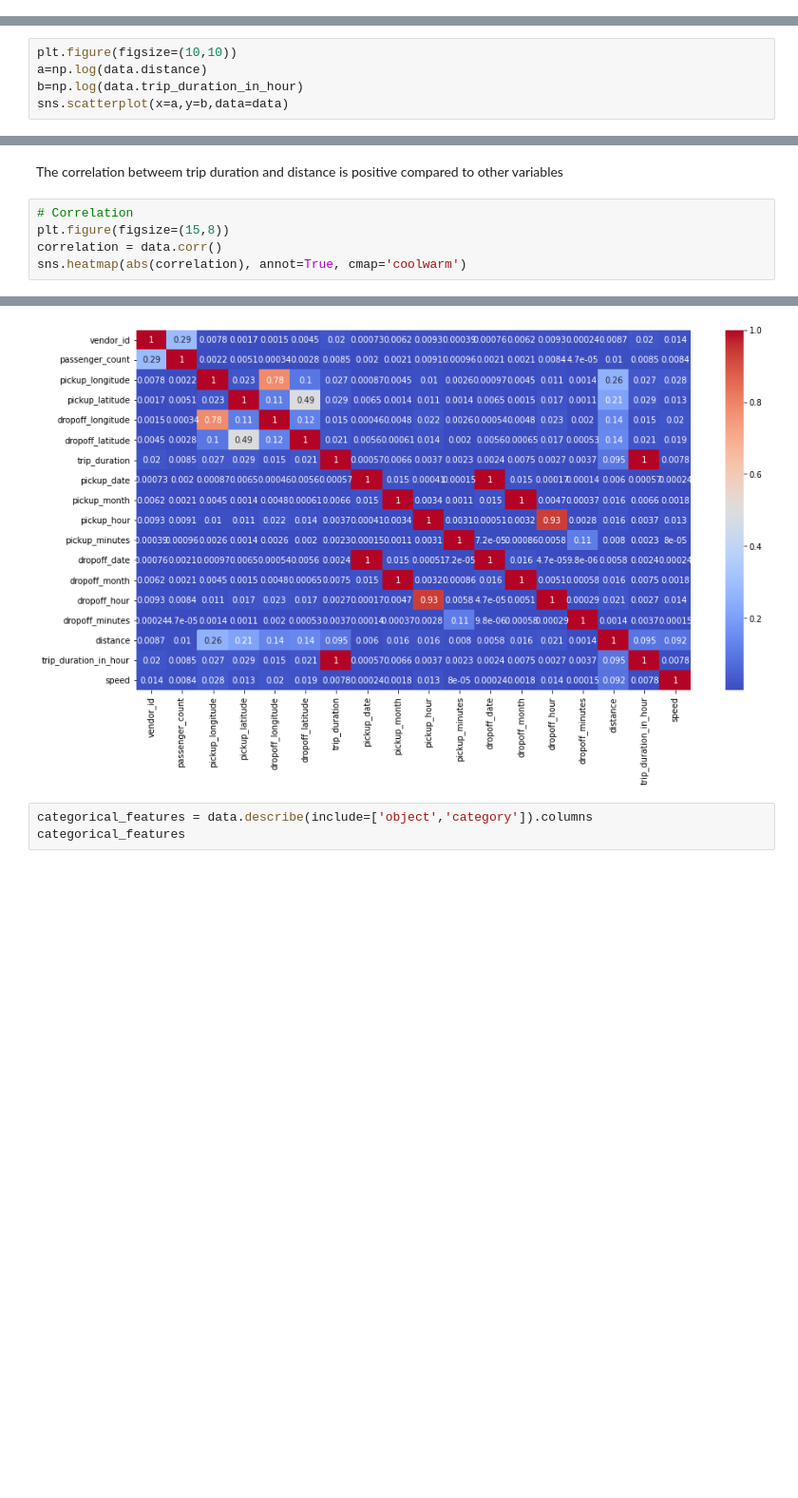
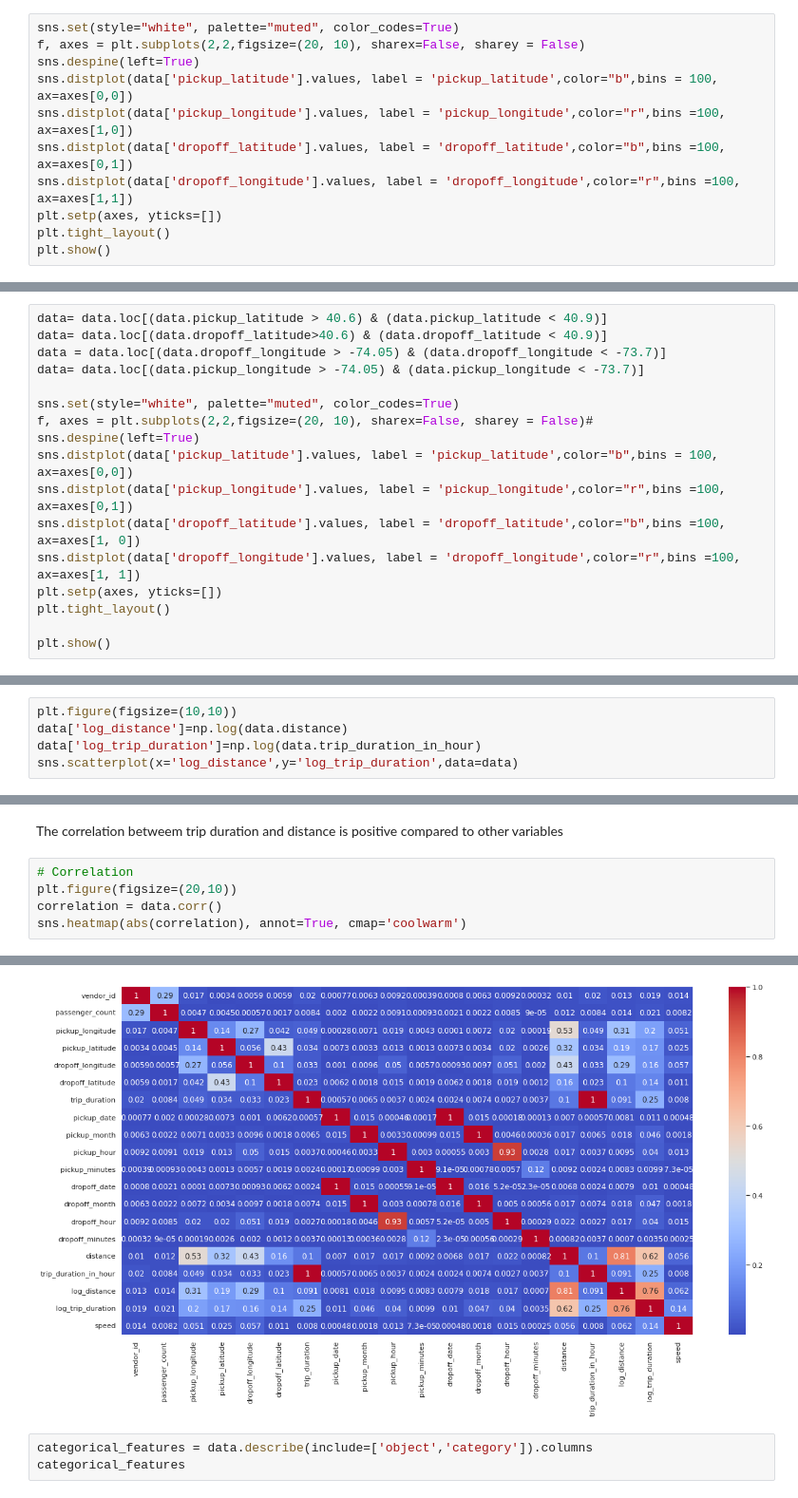
Before and after one commit to kiran2424/NYC-Taxi-Trip-Time-Prediction, a Jupyter notebook: NYC_Taxi_Trip_Time_Prediction_Capstone_Project.ipynb, the cells around one changed output, grey strips where cells are left out. Shown at 95% size. Cells and saved outputs as stored; diff of their text form; blank space fills up the shorter version.

```diff
--- a/NYC_Taxi_Trip_Time_Prediction_Capstone_Project.ipynb
+++ b/NYC_Taxi_Trip_Time_Prediction_Capstone_Project.ipynb
@@ -363,0 +368,11 @@ plt.show()
+# %%
+sns.set(style="white", palette="muted", color_codes=True)
+f, axes = plt.subplots(2,2,figsize=(20, 10), sharex=False, sharey = False)
+sns.despine(left=True)
+sns.distplot(data['pickup_latitude'].values, label = 'pickup_latitude',color="b",bins = 100, ax=axes[0,0])
+sns.distplot(data['pickup_longitude'].values, label = 'pickup_longitude',color="r",bins =100, ax=axes[1,0])
+sns.distplot(data['dropoff_latitude'].values, label = 'dropoff_latitude',color="b",bins =100, ax=axes[0,1])
+sns.distplot(data['dropoff_longitude'].values, label = 'dropoff_longitude',color="r",bins =100, ax=axes[1,1])
+plt.setp(axes, yticks=[])
+plt.tight_layout()
+plt.show()
@@ -363,0 +393,17 @@ plt.show()
+# %%
+data= data.loc[(data.pickup_latitude > 40.6) & (data.pickup_latitude < 40.9)]
+data= data.loc[(data.dropoff_latitude>40.6) & (data.dropoff_latitude < 40.9)]
+data = data.loc[(data.dropoff_longitude > -74.05) & (data.dropoff_longitude < -73.7)]
+data= data.loc[(data.pickup_longitude > -74.05) & (data.pickup_longitude < -73.7)]
+
+sns.set(style="white", palette="muted", color_codes=True)
+f, axes = plt.subplots(2,2,figsize=(20, 10), sharex=False, sharey = False)#
+sns.despine(left=True)
+sns.distplot(data['pickup_latitude'].values, label = 'pickup_latitude',color="b",bins = 100, ax=axes[0,0])
+sns.distplot(data['pickup_longitude'].values, label = 'pickup_longitude',color="r",bins =100, ax=axes[0,1])
+sns.distplot(data['dropoff_latitude'].values, label = 'dropoff_latitude',color="b",bins =100, ax=axes[1, 0])
+sns.distplot(data['dropoff_longitude'].values, label = 'dropoff_longitude',color="r",bins =100, ax=axes[1, 1])
+plt.setp(axes, yticks=[])
+plt.tight_layout()
+
+plt.show()
@@ -491,8 +552,8 @@ data.head()
 We will now have a look at the distribution of the distance variable against the trip duration in hour feature using log transformation
 # %%
 plt.figure(figsize=(10,10))
-a=np.log(data.distance)
-b=np.log(data.trip_duration_in_hour)
-sns.scatterplot(x=a,y=b,data=data)
+data['log_distance']=np.log(data.distance)
+data['log_trip_duration']=np.log(data.trip_duration_in_hour)
+sns.scatterplot(x='log_distance',y='log_trip_duration',data=data)
 # %% [output]
 <matplotlib.axes._subplots.AxesSubplot at 0x...>
@@ -602,12 +663,12 @@ plt.show()
 The correlation betweem trip duration and distance is positive compared to other variables
 # %%
 # Correlation
-plt.figure(figsize=(15,8))
+plt.figure(figsize=(20,10))
 correlation = data.corr()
 sns.heatmap(abs(correlation), annot=True, cmap='coolwarm')
 # %% [output]
 <matplotlib.axes._subplots.AxesSubplot at 0x...>
-[figure, old version]
+[figure, new version]
 # %%
 categorical_features = data.describe(include=['object','category']).columns
 categorical_features
```
Also changed, not shown: parts of 64 cells of this notebook.
